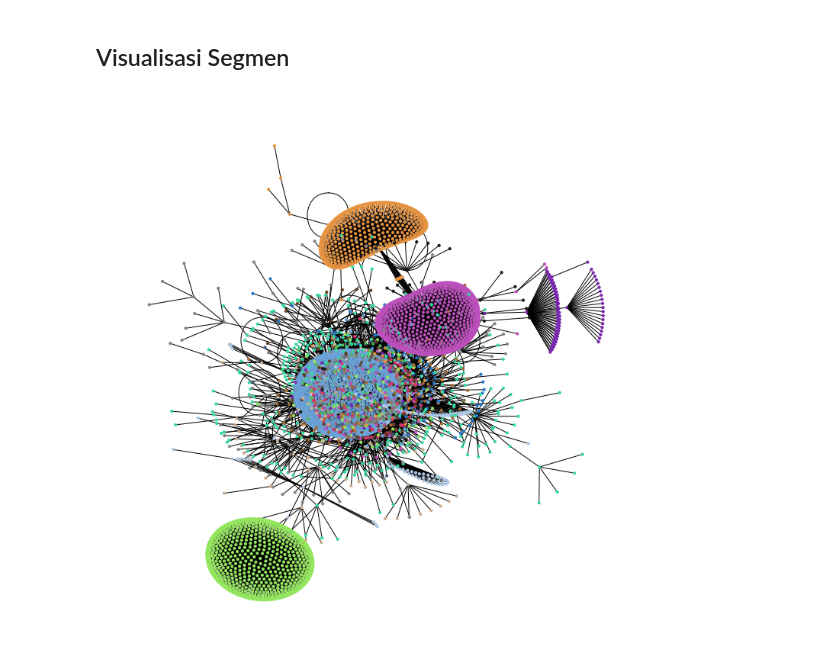
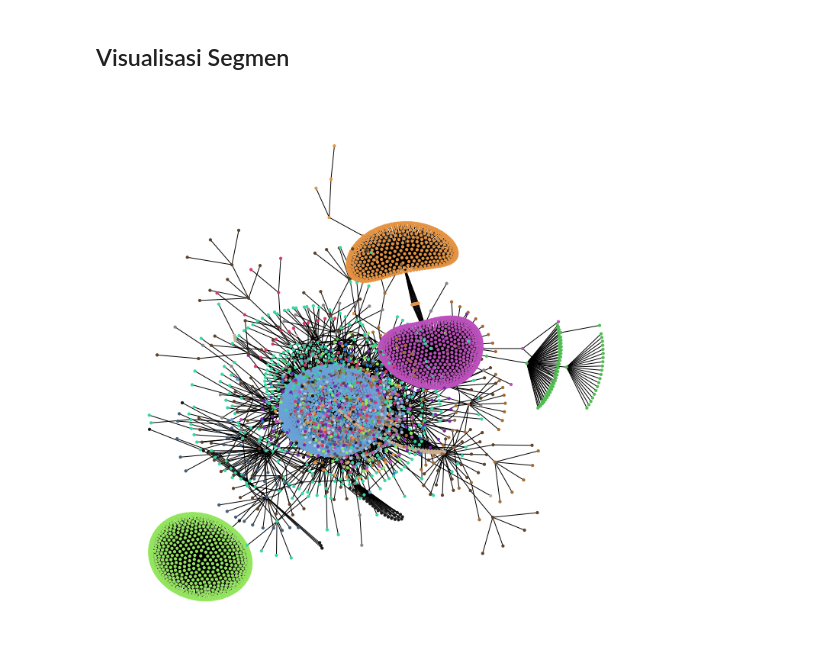
Before and after one commit to BennoAlif/sna, a Jupyter notebook: final-revised.ipynb, the cells around one changed output. Cells and saved outputs as stored; diff of their text form; code cells hidden in the pictures.

```diff
--- a/final-revised.ipynb
+++ b/final-revised.ipynb
@@ -173,7 +108,7 @@ final_df.head()
 G = nx.Graph()
 # %%
 # Pemilihan atribut yang akan digunakan
-G = nx.from_pandas_edgelist(final_df, 'username', 'target')
+G = nx.from_pandas_edgelist(user_mentions_df, 'username', 'target')
 # %%
 pos = nx.kamada_kawai_layout(G)
 # %% [markdown]
@@ -255,10 +191,11 @@ node_color = [get_color(G.nodes[v]['group']) for v in G.nodes]
 # %%
 # Memvisualisasikan jaringan
 plt.figure(figsize=(10,10))
 nx.draw(G, with_labels=False,
         node_color=node_color,
         node_size=10,
         cmap=plt.get_cmap('jet'),
-        pos=pos)
+        pos=pos
+        )
 # %% [output]
-[figure, old version]
+[figure, new version]
```
Also changed, not shown: parts of 13 cells of this notebook.
